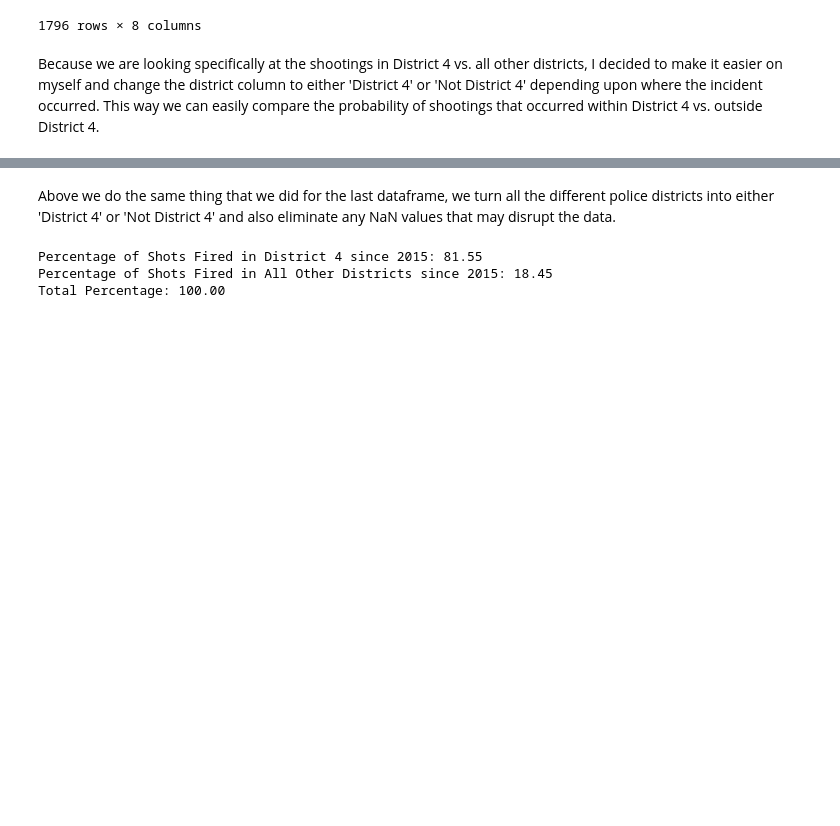
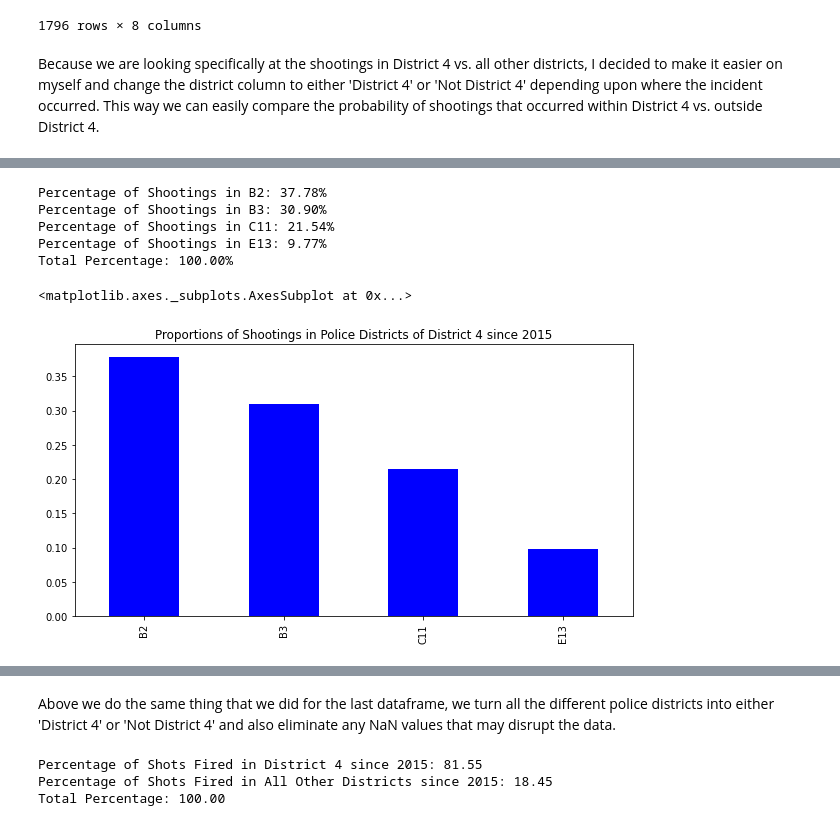
Before and after one commit to BU-Spark/ds-councilor-worrell-gun-violence, a Jupyter notebook: spring23-team-4/deliverables/gun_violence_PatW.ipynb, the cells around one changed output, grey strips where cells are left out. Cells and saved outputs as stored; diff of their text form; code cells hidden in the pictures; blank space fills up the shorter version.

```diff
--- a/spring23-team-4/deliverables/gun_violence_PatW.ipynb
+++ b/spring23-team-4/deliverables/gun_violence_PatW.ipynb
@@ -62,0 +62,19 @@ Above is a bar graph that shows the information on shootings that have occurred
+# %%
+sd4_df = shooting_df.copy()
+sd4_df['district'] = sd4_df['district'].str.replace(other, 'Not District 4')
+sd4_df.drop(sd4_df[sd4_df['district'] == 'Not District 4'].index, inplace=True)
+probabilities_sd4 = sd4_df['district'].value_counts(normalize=True)
+print('Percentage of Shootings in B2: %.2f' % (probabilities_sd4[0]*100)+'%')
+print('Percentage of Shootings in B3: %.2f' % (probabilities_sd4[1]*100)+'%')
+print('Percentage of Shootings in C11: %.2f' % (probabilities_sd4[2]*100)+'%')
+print('Percentage of Shootings in E13: %.2f' % (probabilities_sd4[3]*100)+'%')
+print('Total Percentage: %.2f' % ((probabilities_sd4[0] + probabilities_sd4[1] + probabilities_sd4[2] + probabilities_sd4[3])*100)+'%')
+probabilities_sd4.plot(kind='bar', figsize=(10,5), color='blue', title='Proportions of Shootings in Police Districts of District 4 since 2015')
+# %% [output]
+Percentage of Shootings in B2: 37.78%
+Percentage of Shootings in B3: 30.90%
+Percentage of Shootings in C11: 21.54%
+Percentage of Shootings in E13: 9.77%
+Total Percentage: 100.00%
+<matplotlib.axes._subplots.AxesSubplot at 0x...>
+[figure, added]
```
Also changed, not shown: parts of 11 cells of this notebook.
